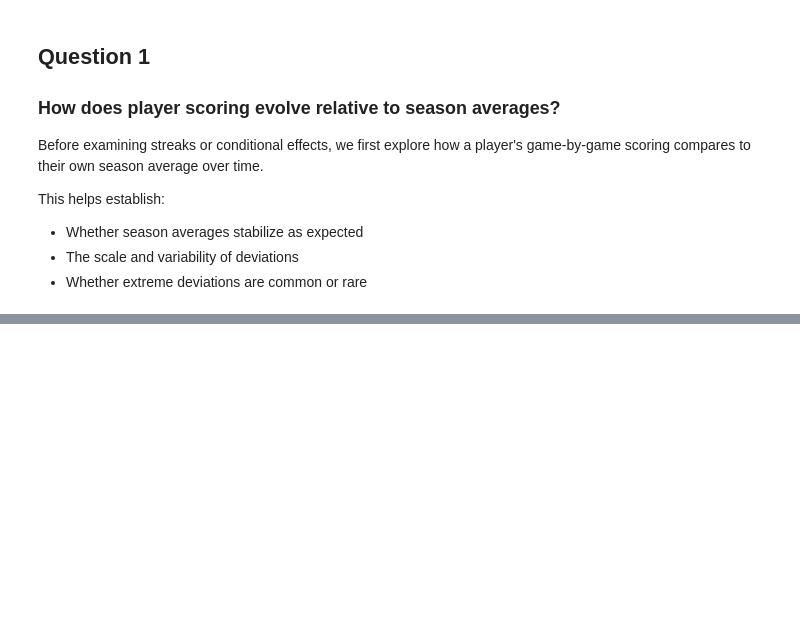
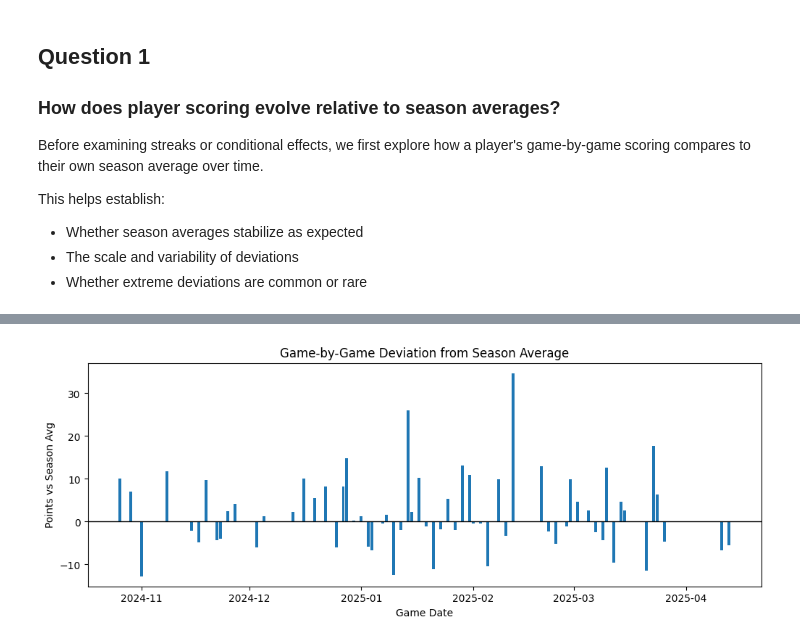
Before and after one commit to sibhisakthivel/nba-player-performance-streak-analysis, a Jupyter notebook: 02_eda_streaks.ipynb, the cells around one changed output, grey strips where cells are left out. Cells and saved outputs as stored; diff of their text form; code cells hidden in the pictures; blank space fills up the shorter version.

```diff
--- a/02_eda_streaks.ipynb
+++ b/02_eda_streaks.ipynb
@@ -50,0 +84,13 @@ This helps establish:
+# %%
+plt.figure(figsize=(12,4))
+plt.bar(
+    jamal_murray["game_date"],
+    jamal_murray["deviation"],
+)
+plt.axhline(0, color="black", linewidth=1)
+plt.title("Game-by-Game Deviation from Season Average")
+plt.xlabel("Game Date")
+plt.ylabel("Points vs Season Avg")
+plt.show()
+# %% [output]
+[figure, added]
```
Also changed, not shown: parts of 24 cells of this notebook, 1 other file.
